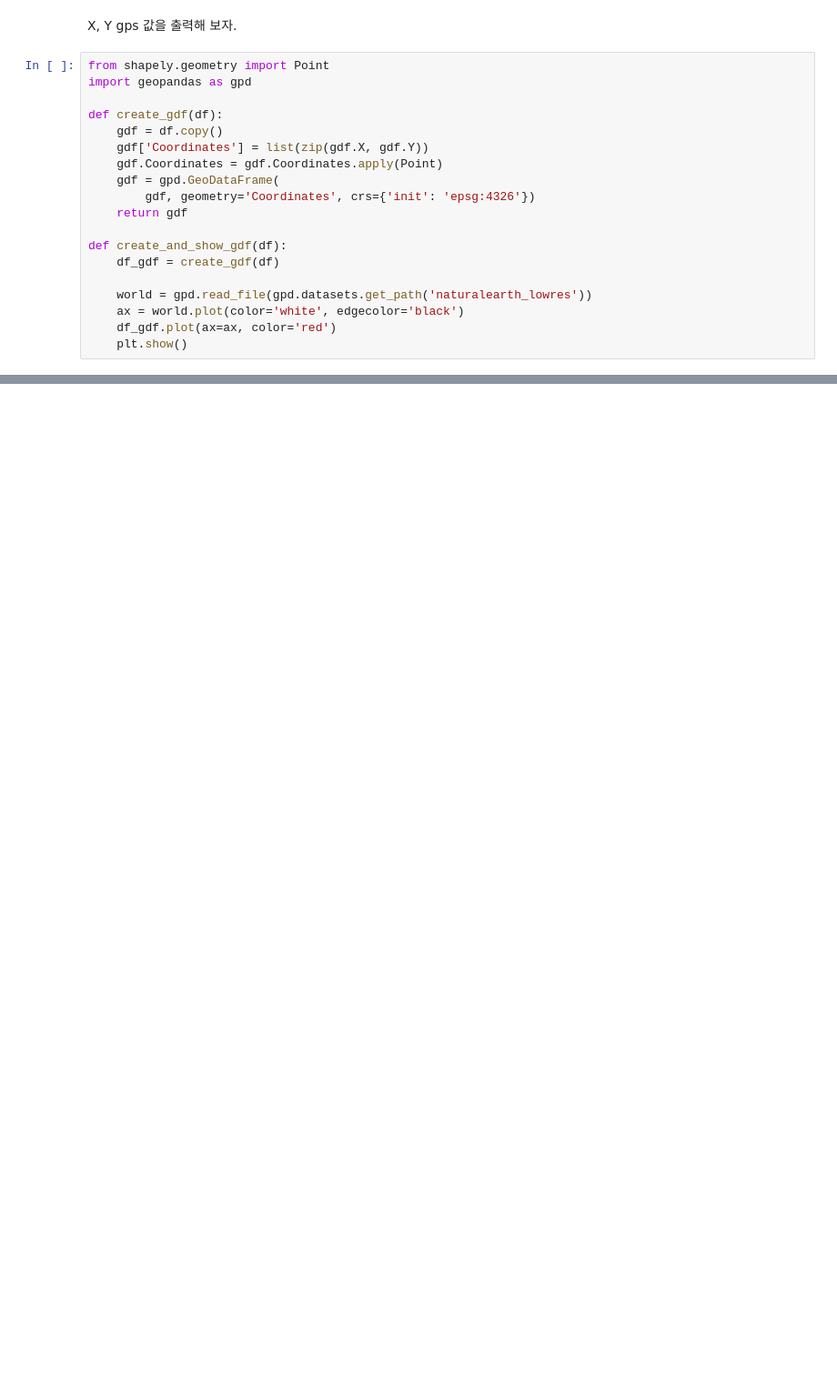
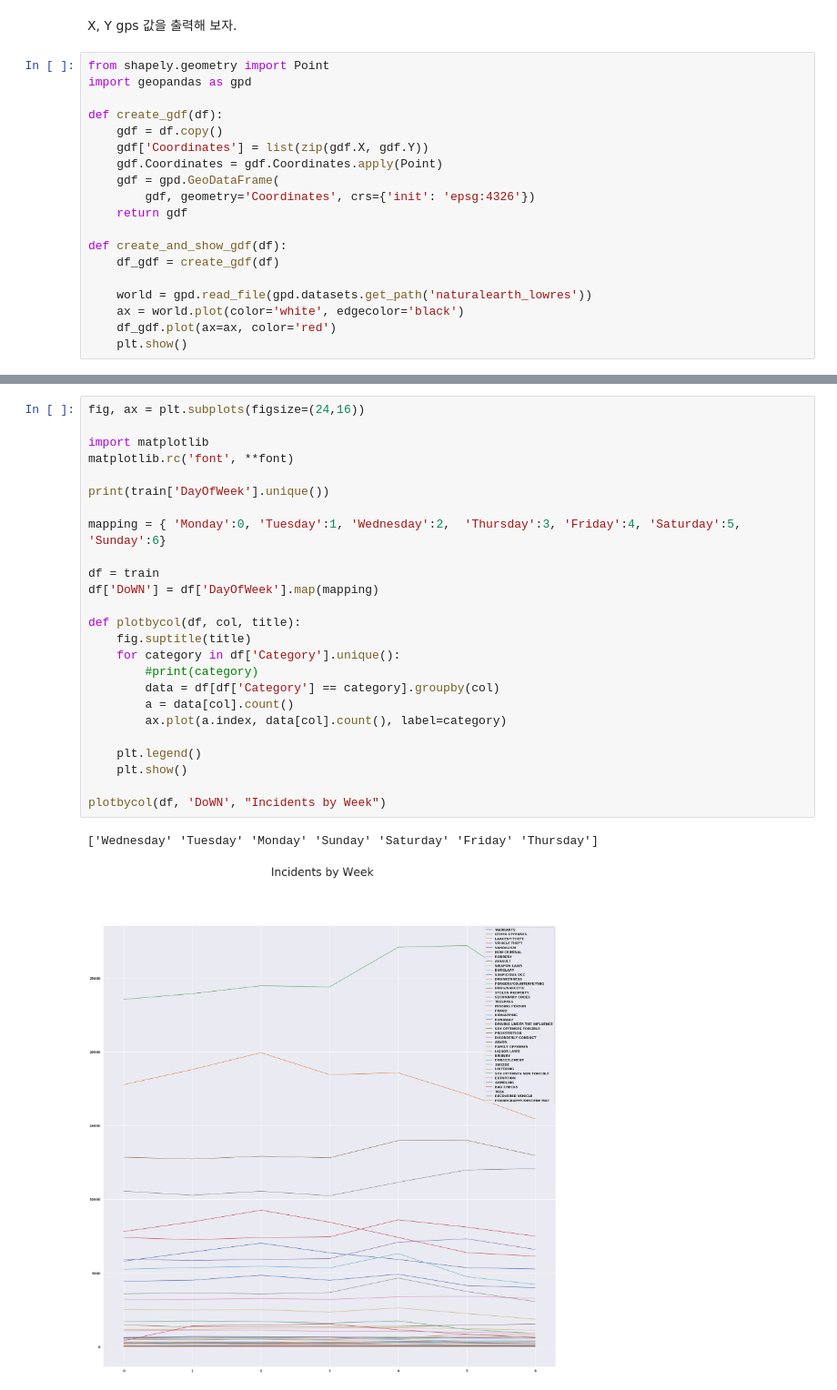
Before and after one commit to vincenthanna/bundang_pangyo_mldl_study_kaggle, a Jupyter notebook: sf_crime/src/sf_crime.ipynb, the cells around one changed output, grey strips where cells are left out. Shown: that part at 91% size. Drawn from its saved outputs; the diff is of its cells as text; blank space fills up the shorter version.

```diff
--- a/sf_crime/src/sf_crime.ipynb
+++ b/sf_crime/src/sf_crime.ipynb
@@ -203,0 +286,28 @@ print(wrongxycnt(test))
+# %%
+fig, ax = plt.subplots(figsize=(24,16))
+
+import matplotlib
+matplotlib.rc('font', **font)
+
+print(train['DayOfWeek'].unique())
+
+mapping = { 'Monday':0, 'Tuesday':1, 'Wednesday':2,  'Thursday':3, 'Friday':4, 'Saturday':5, 'Sunday':6}
+
+df = train
+df['DoWN'] = df['DayOfWeek'].map(mapping)
+
+def plotbycol(df, col, title):
+    fig.suptitle(title)
+    for category in df['Category'].unique():
+        #print(category)
+        data = df[df['Category'] == category].groupby(col)
+        a = data[col].count()
+        ax.plot(a.index, data[col].count(), label=category)
+
+    plt.legend()
+    plt.show()
+
+plotbycol(df, 'DoWN', "Incidents by Week")
+# %% [output]
+['Wednesday' 'Tuesday' 'Monday' 'Sunday' 'Saturday' 'Friday' 'Thursday']
+[figure, added]
```
Also changed, not shown: parts of 38 cells of this notebook.
